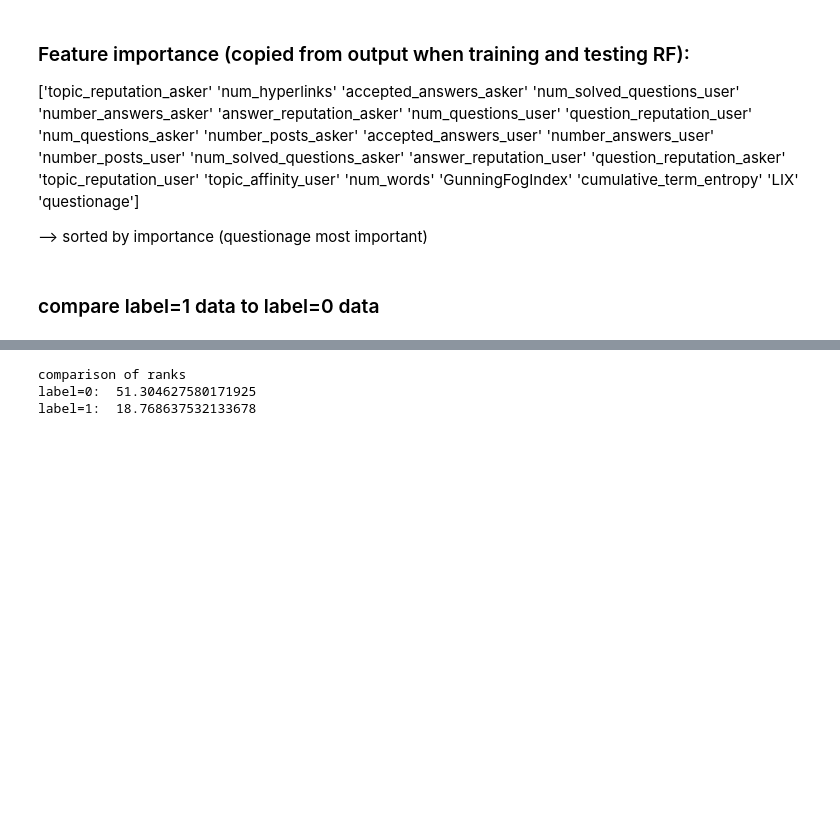
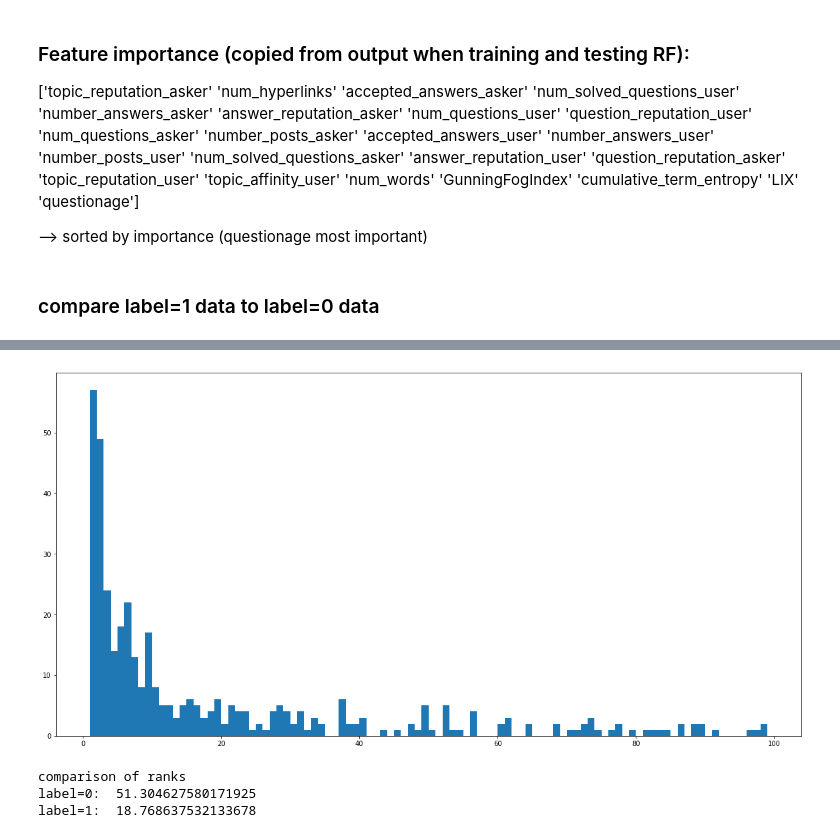
Before and after one commit to elvisnava/DSLab-StackOverflow, a Jupyter notebook: data-exploration/bias_exploration.ipynb, the cells around one changed output, grey strips where cells are left out. Cells and saved outputs as stored; diff of their text form; code cells hidden in the pictures; blank space fills up the shorter version.

```diff
--- a/data-exploration/bias_exploration.ipynb
+++ b/data-exploration/bias_exploration.ipynb
@@ -49,3 +79,9 @@ data_gt = data[data["label"]==1]
+# %%
+plt.figure(figsize=(20,10))
+plt.hist(data_gt["rank"].values, bins=np.arange(1,100,1))
+plt.show()
+# %% [output]
+[figure, added]
 # %%
 print("comparison of ranks")
 print("label=0: ", np.mean(data_neg["rank"].values))
```
Also changed, not shown: parts of 21 cells of this notebook, 1 other file.
